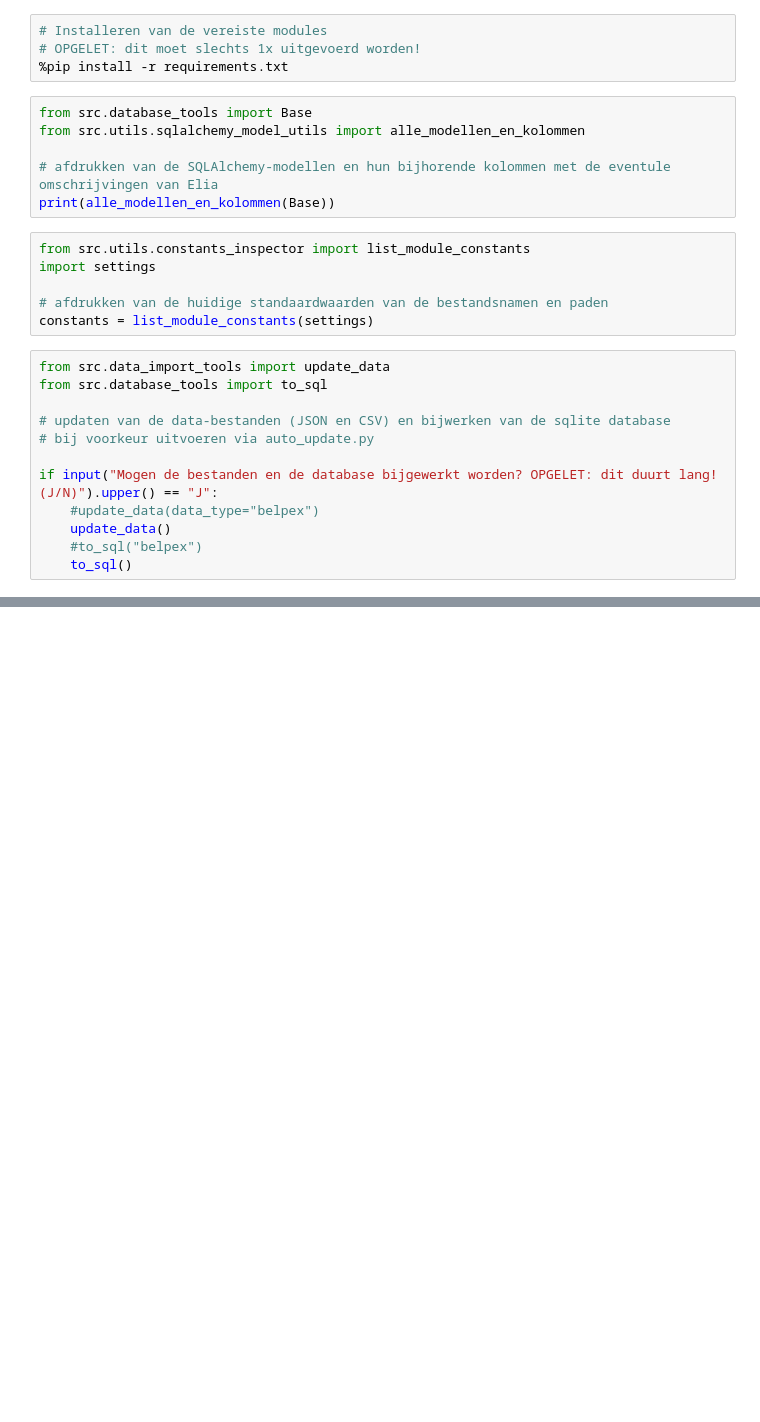
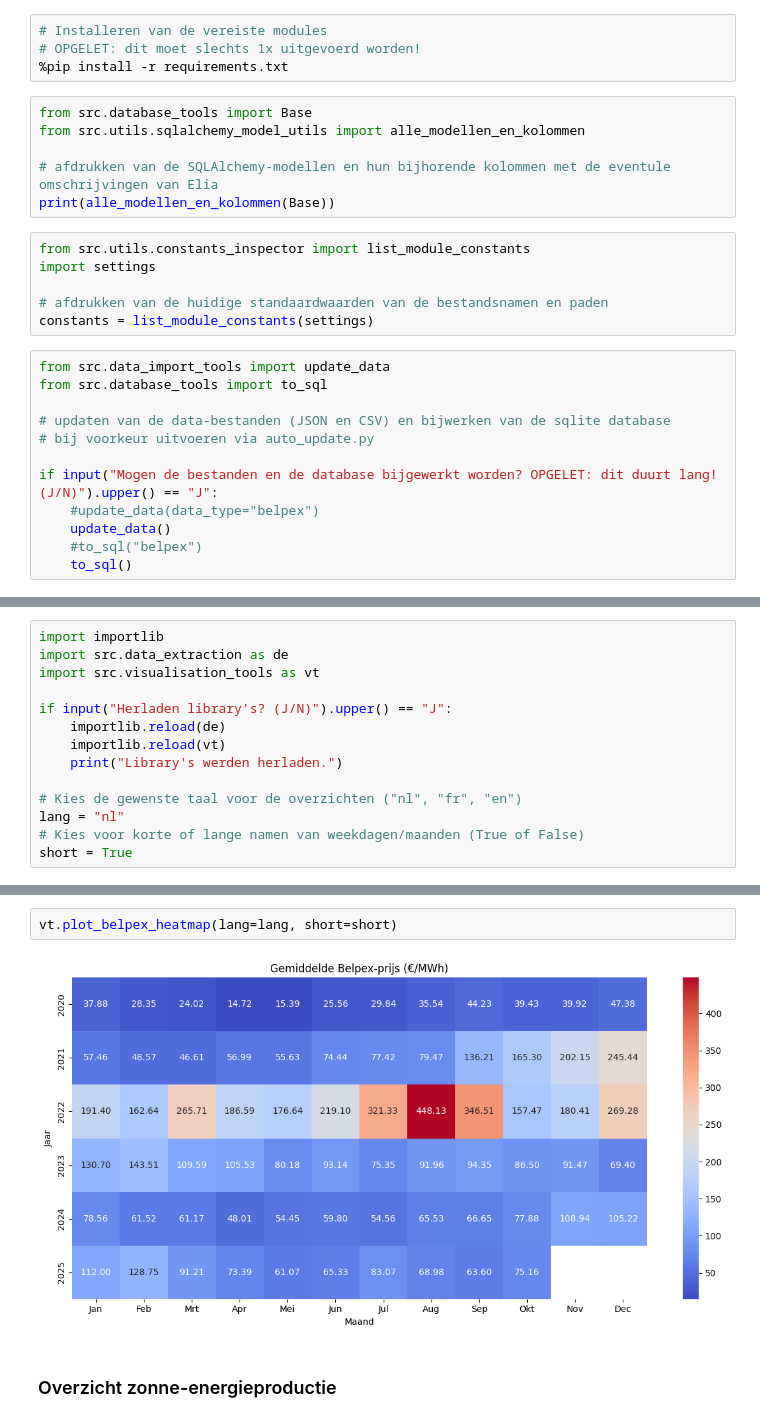
Before and after one commit to LeemanF/DataScientistEindwerkJaar1, a Jupyter notebook: main.ipynb, the cells around one changed output, grey strips where cells are left out. Cells and saved outputs as stored; diff of their text form; blank space fills up the shorter version.

Commit message:
Add visualisation_tools.py

```diff
--- a/main.ipynb
+++ b/main.ipynb
@@ -28,0 +33,14 @@ if input("Mogen de bestanden en de database bijgewerkt worden? OPGELET: dit duur
+# %%
+import importlib
+import src.data_extraction as de
+import src.visualisation_tools as vt
+
+if input("Herladen library's? (J/N)").upper() == "J":
+    importlib.reload(de)
+    importlib.reload(vt)
+    print("Library's werden herladen.")
+
+# Kies de gewenste taal voor de overzichten ("nl", "fr", "en")
+lang = "nl"
+# Kies voor korte of lange namen van weekdagen/maanden (True of False)
+short = True
@@ -28,0 +62,6 @@ if input("Mogen de bestanden en de database bijgewerkt worden? OPGELET: dit duur
+# %%
+vt.plot_belpex_heatmap(lang=lang, short=short)
+# %% [output]
+[figure, added]
+# %% [markdown]
+### Overzicht zonne-energieproductie
```
Also changed, not shown: parts of 26 cells of this notebook, 3 other files.
